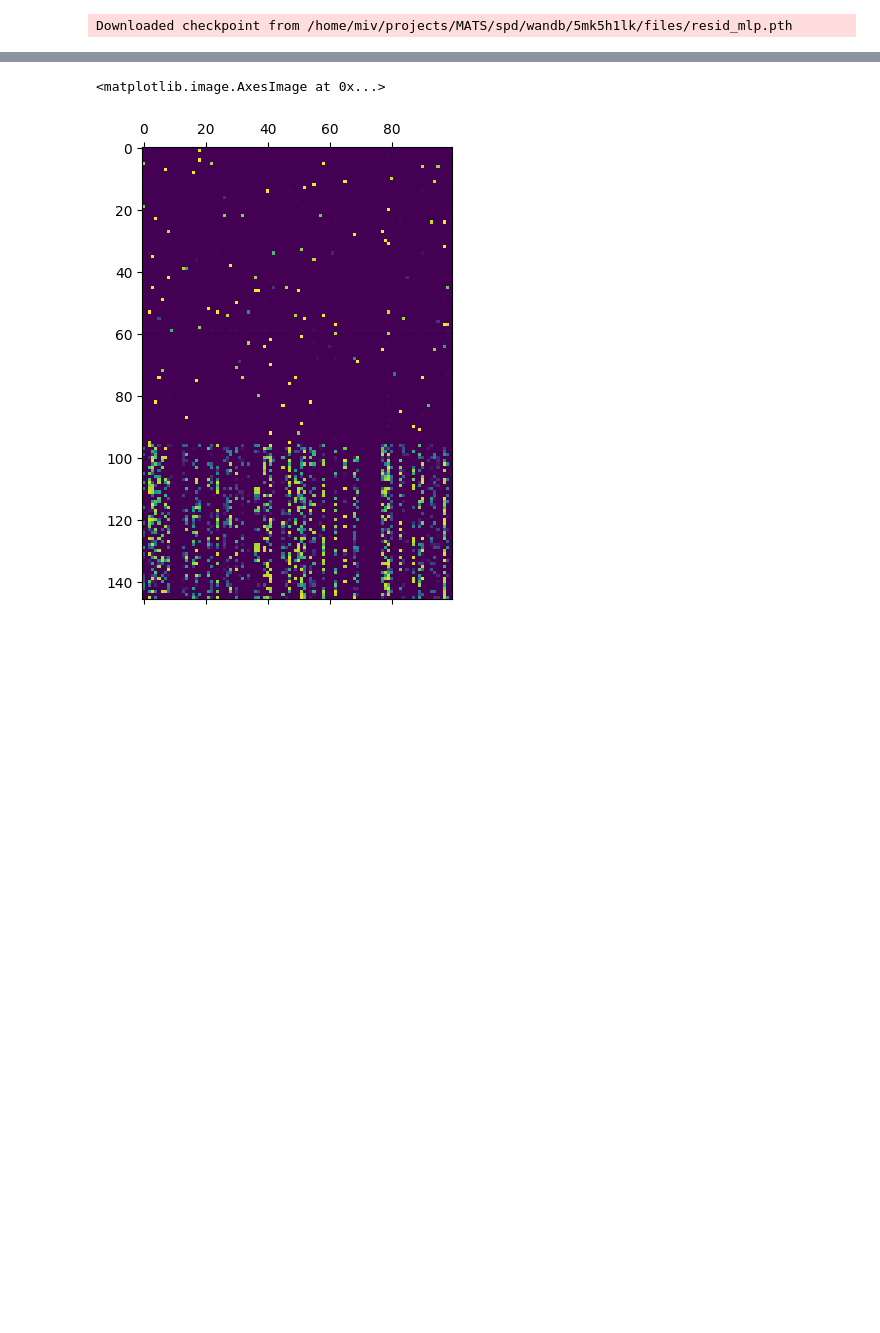
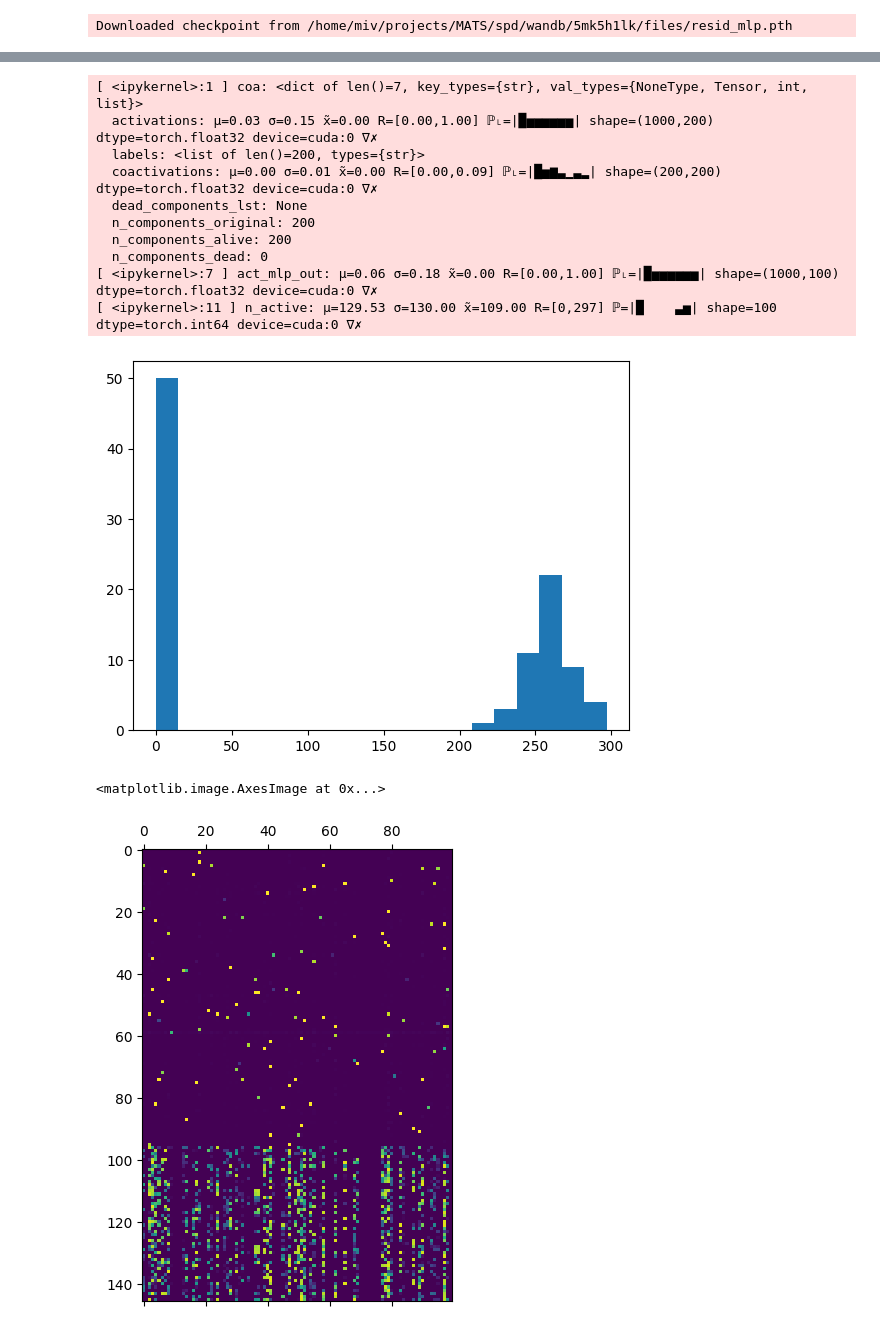
Before and after one commit to moosmiddelkoop/spd, a Jupyter notebook: spd/clustering/dev.ipynb, the cells around one changed output, grey strips where cells are left out. Cells and saved outputs as stored; diff of their text form; code cells hidden in the pictures; blank space fills up the shorter version.

```diff
--- a/spd/clustering/dev.ipynb
+++ b/spd/clustering/dev.ipynb
@@ -85,3 +96,29 @@ coa = process_activations(
+# %%
+dbg_auto(coa);
+
+mlp_out_keys: list[str] = list(filter(lambda x: x.startswith("layers.0.mlp_out"), coa["labels"]))
+# mlp_out_keys
+
+act_mlp_out = coa["activations"][:, 100:]
+dbg_auto(act_mlp_out);
+
+# compute the the # of components active for each sample
+n_active = (act_mlp_out > 0).sum(dim=0)
+dbg_auto(n_active);
+
+plt.hist(n_active.cpu().numpy(), bins=20);
+# %% [output]
+[ <ipykernel>:1 ] coa: <dict of len()=7, key_types={str}, val_types={NoneType, Tensor, int, list}>
+  activations: μ=0.03 σ=0.15 x̃=0.00 R=[0.00,1.00] ℙ˪=|█▅▅▅▅▅▅| shape=(1000,200) dtype=torch.float32 device=cuda:0 ∇✗
+  labels: <list of len()=200, types={str}>
+  coactivations: μ=0.00 σ=0.01 x̃=0.00 R=[0.00,0.09] ℙ˪=|█▅▆▃▁▃▂| shape=(200,200) dtype=torch.float32 device=cuda:0 ∇✗
+  dead_components_lst: None
+  n_components_original: 200
+  n_components_alive: 200
+  n_components_dead: 0
+[ <ipykernel>:7 ] act_mlp_out: μ=0.06 σ=0.18 x̃=0.00 R=[0.00,1.00] ℙ˪=|█▅▅▅▅▅▅| shape=(1000,100) dtype=torch.float32 device=cuda:0 ∇✗
+[ <ipykernel>:11 ] n_active: μ=129.53 σ=130.00 x̃=109.00 R=[0,297] ℙ=|█    ▃▅| shape=100 dtype=torch.int64 device=cuda:0 ∇✗
+[figure, added]
 # %%
 plt.matshow(coa['activations'].T.cpu(), cmap='viridis', vmin=0, vmax=1)
 # %% [output]
```
Also changed, not shown: parts of 5 cells of this notebook, 3 other files.
